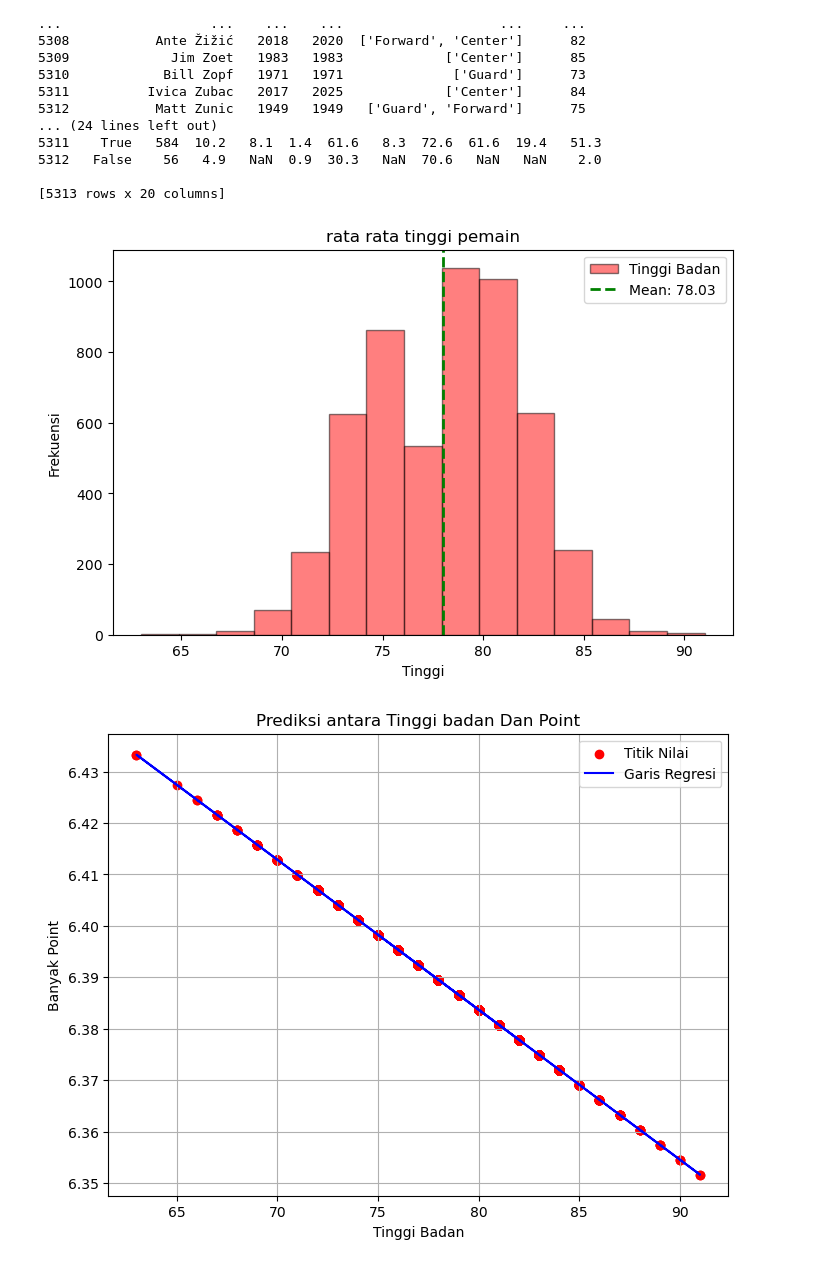
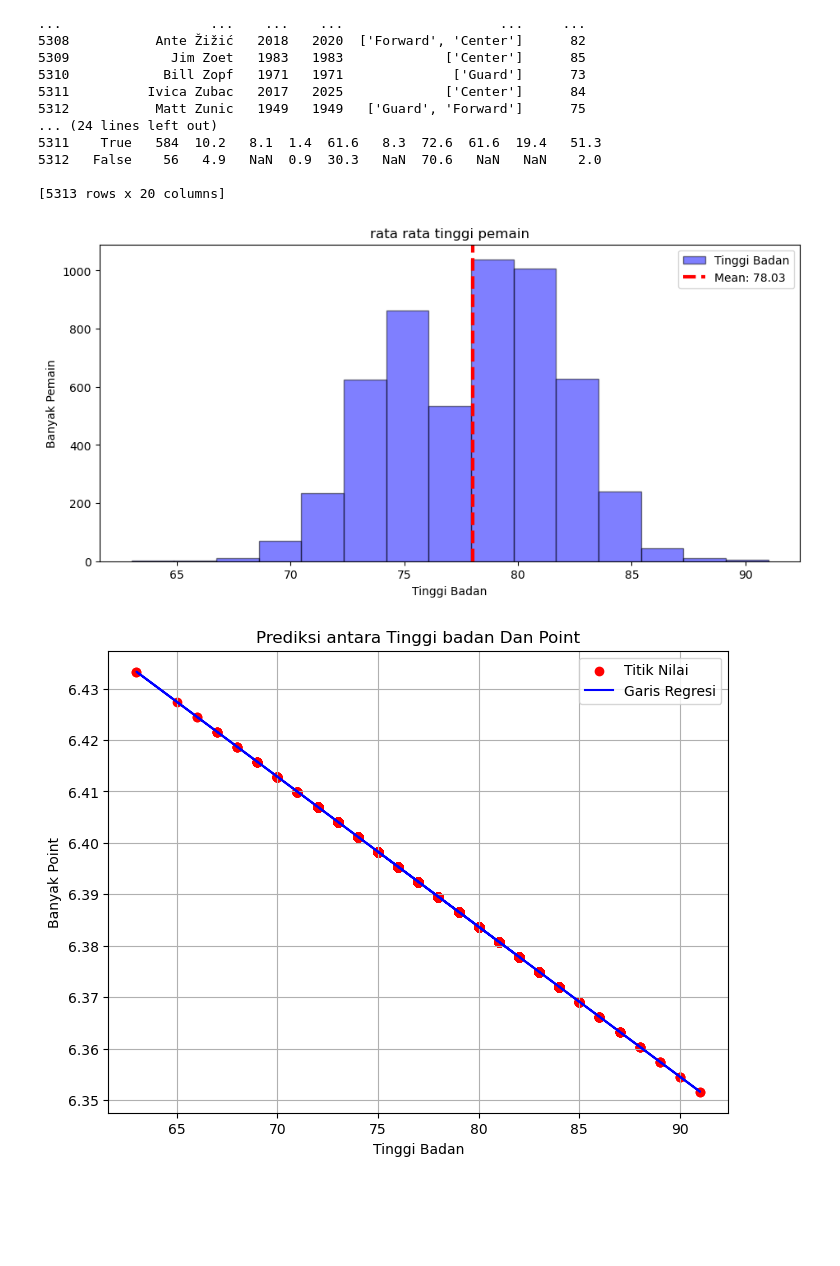
Before and after one commit to prasojoalbar/DASPRO24F, a Jupyter notebook: Tugas Akhir Uas/Tugas Uas.ipynb, the cells around one changed output. Drawn from its saved outputs; the diff is of its cells as text; code cells hidden in the pictures; blank space fills up the shorter version.

```diff
--- a/Tugas Akhir Uas/Tugas Uas.ipynb
+++ b/Tugas Akhir Uas/Tugas Uas.ipynb
@@ -26,16 +26,16 @@ print(df)
 [5313 rows x 20 columns]
 # %%
 mean_value = np.mean(df["Height"])
-plt.figure(figsize=(8, 5))
-plt.hist(df["Height"], bins=15 ,color='red', edgecolor='black' , alpha=0.5, label='Tinggi Badan')
-plt.axvline(mean_value , color='green',linestyle='--', linewidth='2' , label=f'Mean: {mean_value:.2f}')
+plt.figure(figsize=(11, 5))
+plt.hist(df["Height"], bins=15 ,color='blue', edgecolor='black' , alpha=0.5, label='Tinggi Badan')
+plt.axvline(mean_value , color='red',linestyle='--', linewidth='3' , label=f'Mean: {mean_value:.2f}')
 plt.title('rata rata tinggi pemain')
-plt.xlabel('Tinggi')
-plt.ylabel('Frekuensi')
+plt.xlabel('Tinggi Badan')
+plt.ylabel('Banyak Pemain')
 plt.legend()
 plt.show()
 # %% [output]
-[figure, old version]
+[figure, new version]
 # %%
 x = df[["Height"]]
 y = df["PTS"]
```
